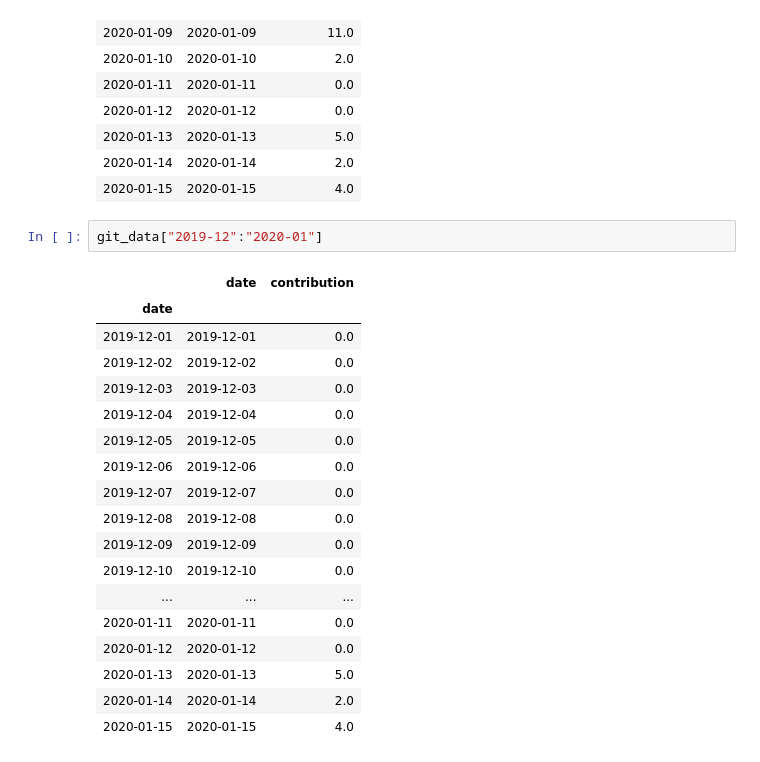
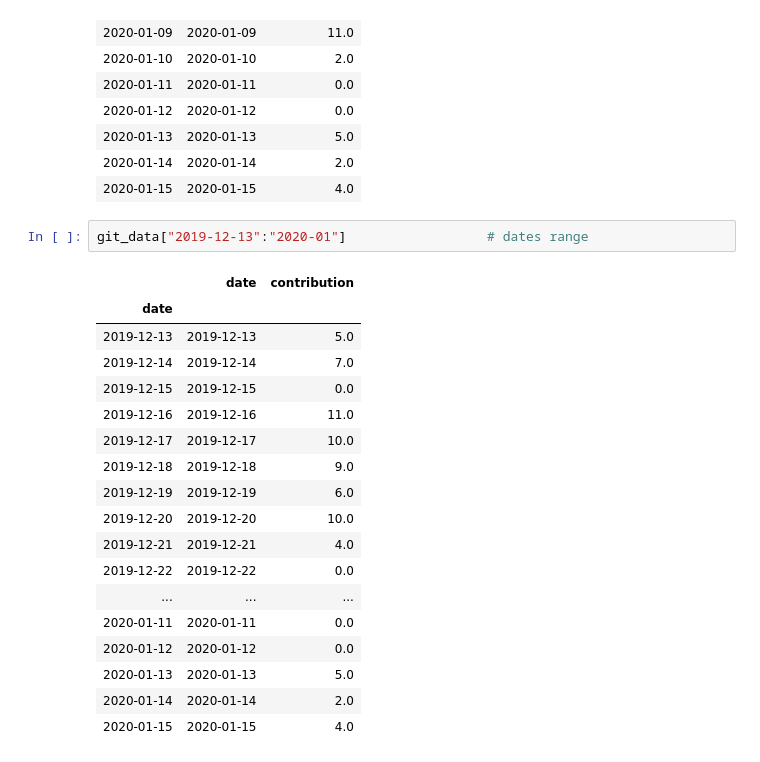
Before and after one commit to Yogendra3112/data_science, a Jupyter notebook: Web Scraping.ipynb, the cells around one changed output. Saved outputs shown, nothing was run; the diff lists cells and outputs as text.

```diff
--- a/Untitled.ipynb
+++ b/Web Scraping.ipynb
@@ -257,20 +257,20 @@ git_data["2020-01"]                                   # benifits of datetimeinde
 | 2020-01-14 | 2020-01-14 | 2.0 |
 | 2020-01-15 | 2020-01-15 | 4.0 |
 # %%
-git_data["2019-12":"2020-01"]
+git_data["2019-12-13":"2020-01"]                  # dates range
 # %% [output]
 |  | date | contribution |
 | date |  |  |
-| 2019-12-01 | 2019-12-01 | 0.0 |
-| 2019-12-02 | 2019-12-02 | 0.0 |
-| 2019-12-03 | 2019-12-03 | 0.0 |
-| 2019-12-04 | 2019-12-04 | 0.0 |
-| 2019-12-05 | 2019-12-05 | 0.0 |
-| 2019-12-06 | 2019-12-06 | 0.0 |
-| 2019-12-07 | 2019-12-07 | 0.0 |
-| 2019-12-08 | 2019-12-08 | 0.0 |
-| 2019-12-09 | 2019-12-09 | 0.0 |
-| 2019-12-10 | 2019-12-10 | 0.0 |
+| 2019-12-13 | 2019-12-13 | 5.0 |
+| 2019-12-14 | 2019-12-14 | 7.0 |
+| 2019-12-15 | 2019-12-15 | 0.0 |
+| 2019-12-16 | 2019-12-16 | 11.0 |
+| 2019-12-17 | 2019-12-17 | 10.0 |
+| 2019-12-18 | 2019-12-18 | 9.0 |
+| 2019-12-19 | 2019-12-19 | 6.0 |
+| 2019-12-20 | 2019-12-20 | 10.0 |
+| 2019-12-21 | 2019-12-21 | 4.0 |
+| 2019-12-22 | 2019-12-22 | 0.0 |
 | ... | ... | ... |
 | 2020-01-11 | 2020-01-11 | 0.0 |
 | 2020-01-12 | 2020-01-12 | 0.0 |
```
